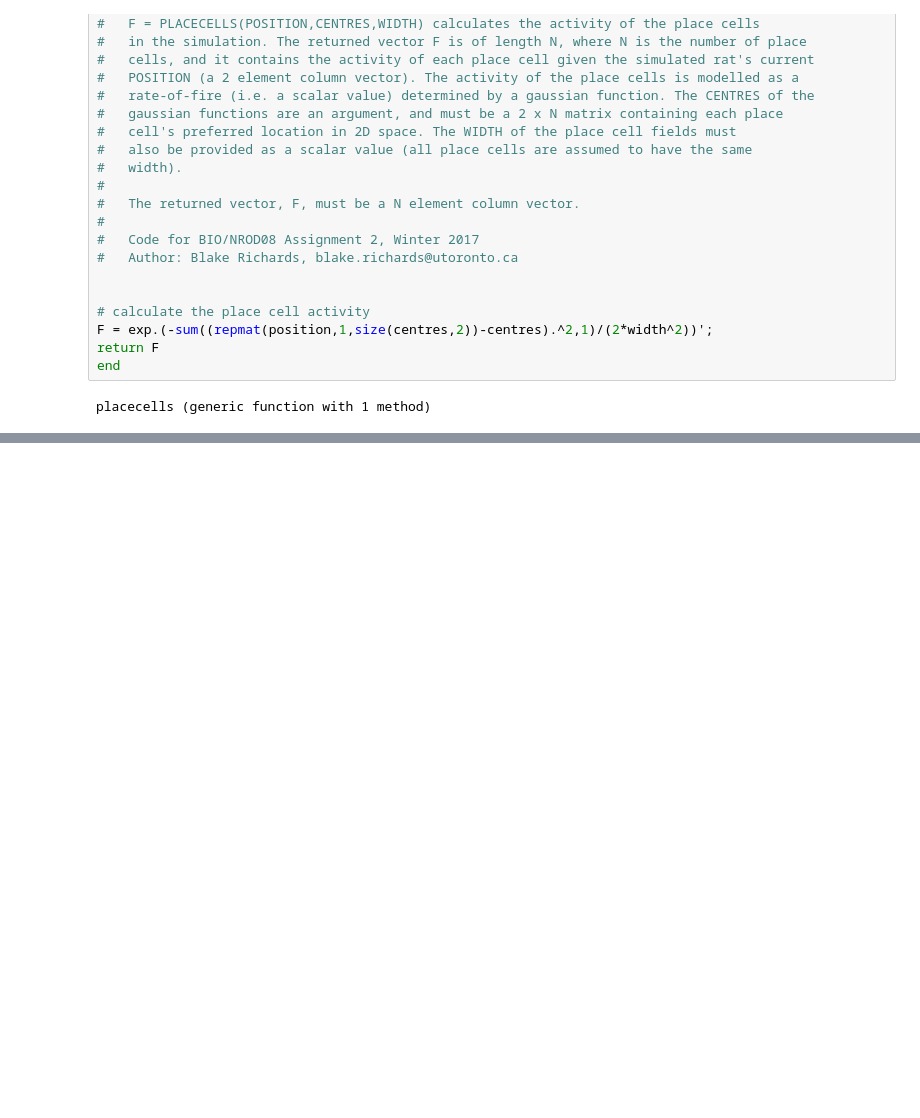
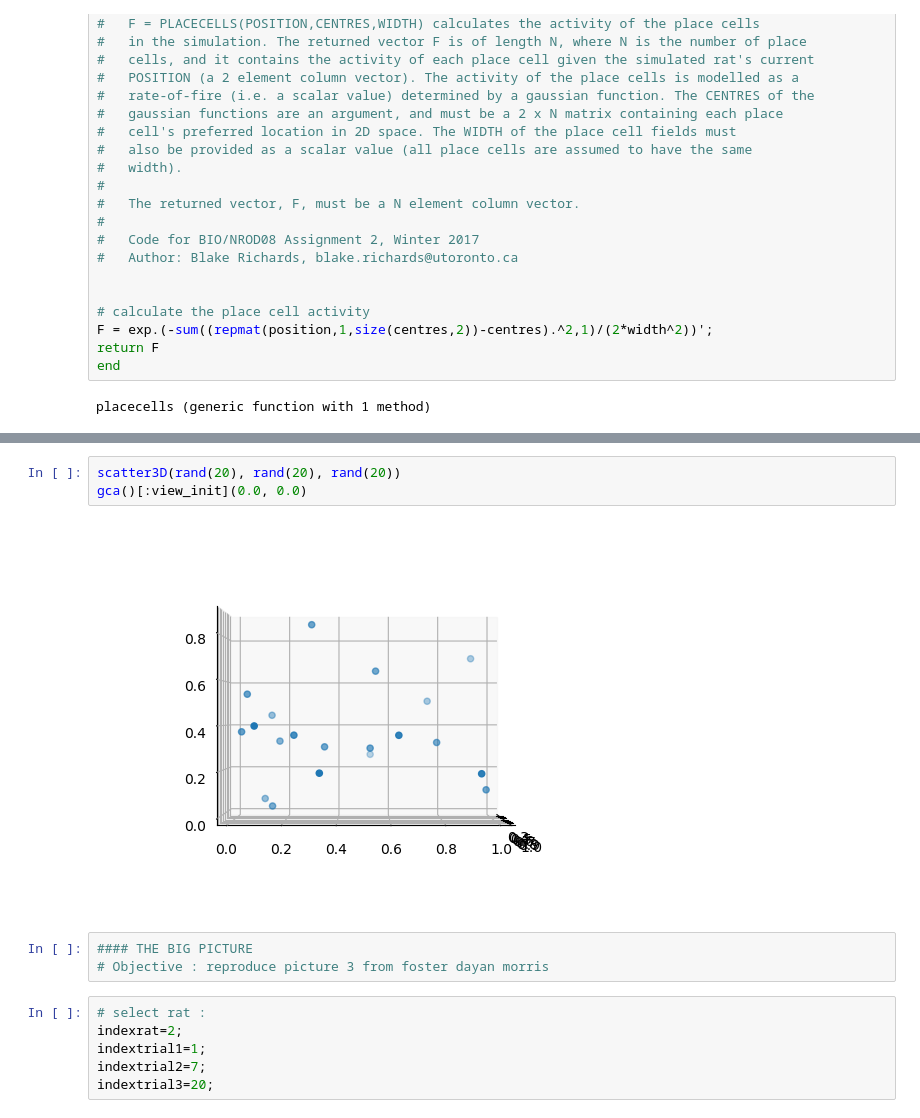
Before and after one commit to charlinetess/Morris-Watermaze-FosterDayanMorris-Paper, a Jupyter notebook: PlotusingPyPlots.ipynb, the cells around one changed output, grey strips where cells are left out. Saved outputs shown, nothing was run; the diff lists cells and outputs as text; blank space fills up the shorter version.

```diff
--- a/PlotusingPyPlots.ipynb
+++ b/PlotusingPyPlots.ipynb
@@ -596,0 +624,14 @@ ylabel("Y Position (cm)");
+# %%
+scatter3D(rand(20), rand(20), rand(20))
+gca()[:view_init](0.0, 0.0)
+# %% [output]
+[figure, added]
+# %%
+#### THE BIG PICTURE
+# Objective : reproduce picture 3 from foster dayan morris
+# %%
+# select rat :
+indexrat=2;
+indextrial1=1;
+indextrial2=7;
+indextrial3=20;
```
Also changed, not shown: parts of 15 cells of this notebook, 4 other files.
